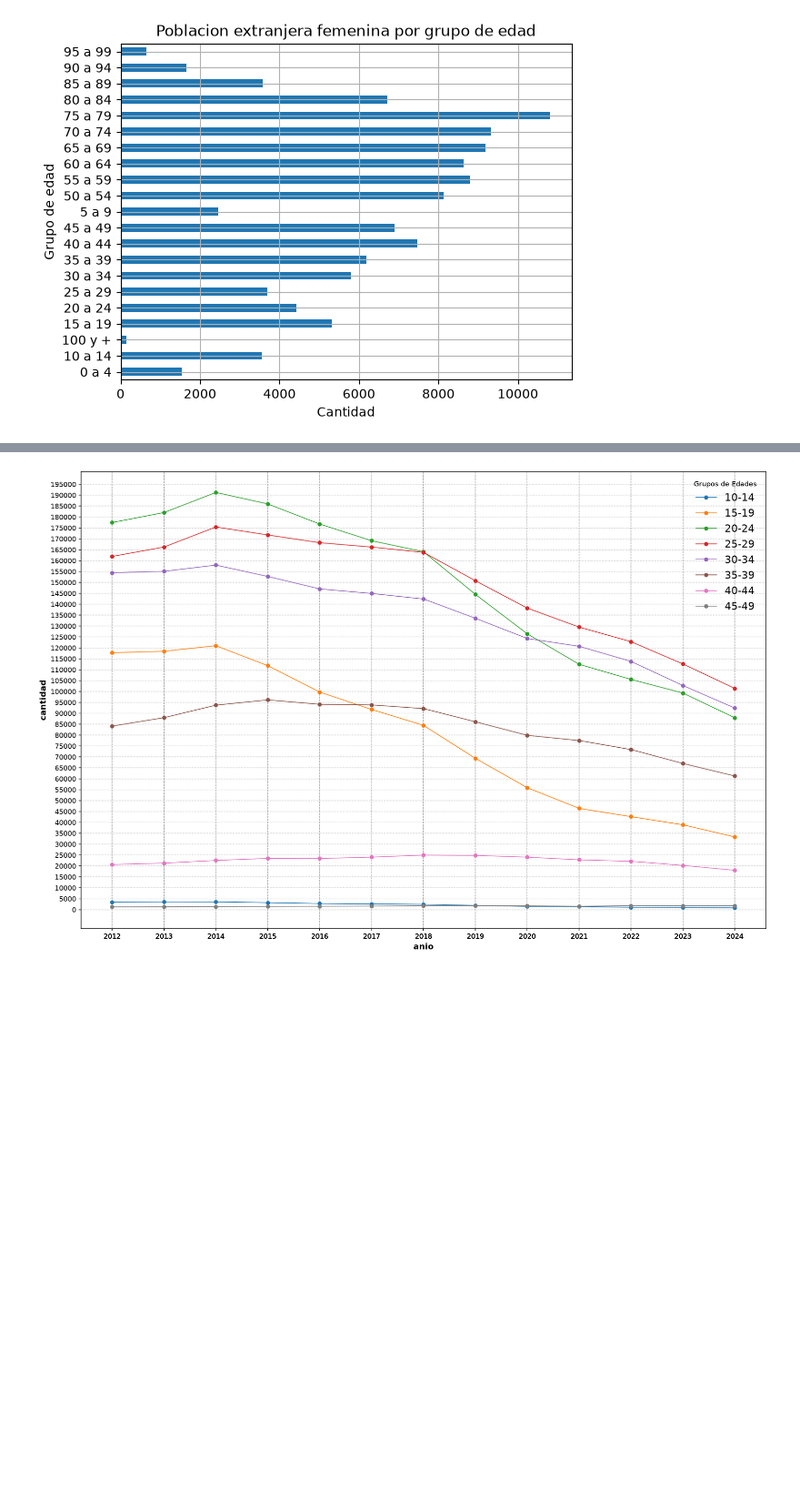
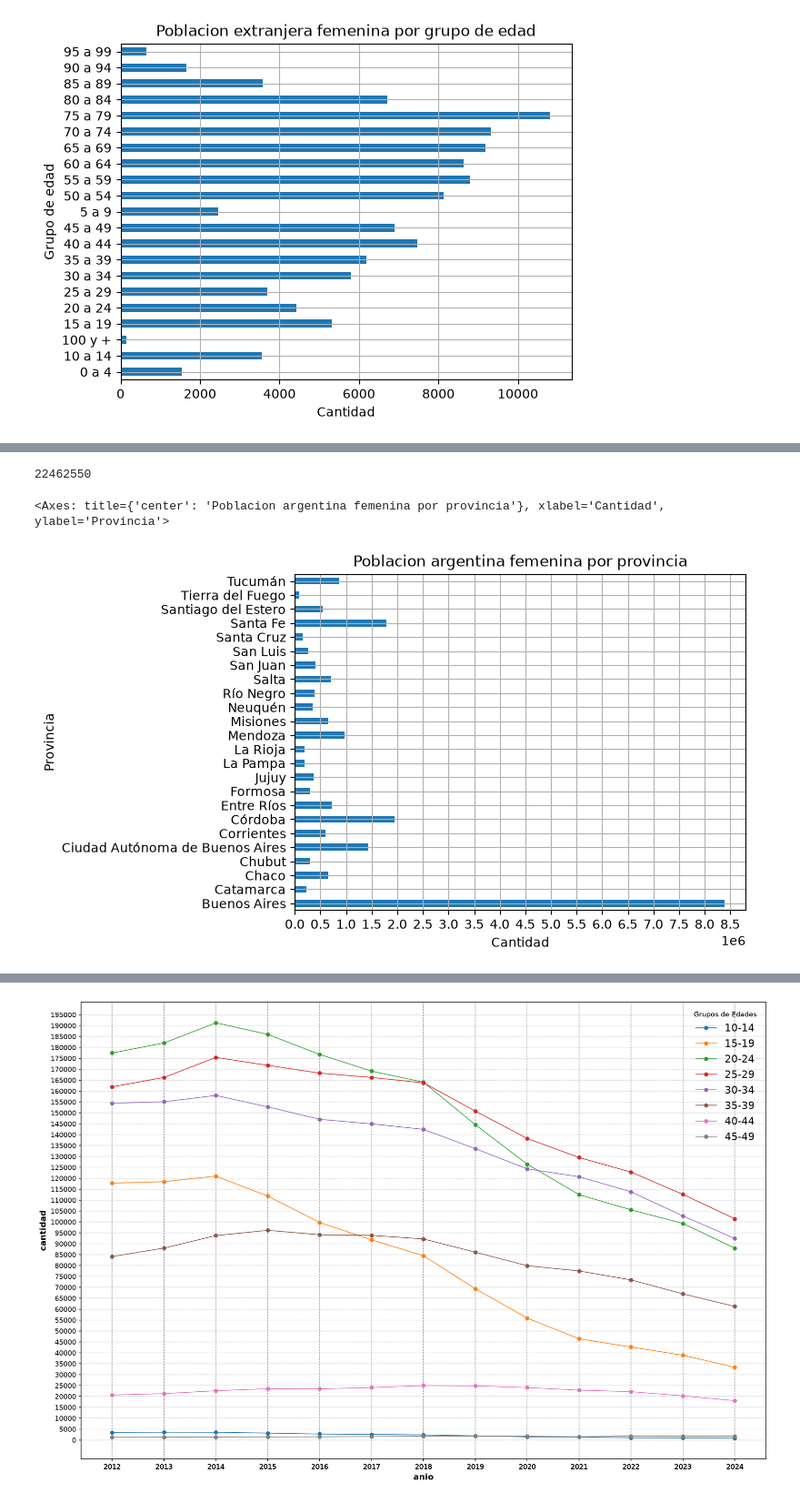
Before and after one commit to TomasVerniano/ANALISIS_POBLACION_ARGENTINA_AED, a Jupyter notebook: poblacion.ipynb, the cells around one changed output, grey strips where cells are left out. Shown at 91% size. Cells and saved outputs as stored; diff of their text form; code cells hidden in the pictures; blank space fills up the shorter version.

```diff
--- a/poblacion.ipynb
+++ b/poblacion.ipynb
@@ -136,0 +154,17 @@ poblacion_extranjera_edad_f.plot(kind='barh', xlabel='Cantidad', title='Poblacio
+# %%
+poblacion_no_extranjera_provincia_f = poblacion_provincia[(poblacion_provincia['sexo'] == 'F') & (poblacion_provincia['nacionalidad'] == 'Argentina' ) & (poblacion_provincia['pais_nacimiento'] == 'Argentina')]
+
+poblacion_no_extranjera_provincia_f = poblacion_no_extranjera_provincia_f.groupby('nombre_provincia')['cantidad'].sum()
+
+val_max = int(poblacion_no_extranjera_provincia_f.max())
+paso = 500000
+
+total = poblacion_no_extranjera_provincia_f.sum()
+
+print(total)
+
+poblacion_no_extranjera_provincia_f.plot(kind='barh', xlabel='Cantidad', xticks=range(0, val_max + paso, paso), title='Poblacion argentina femenina por provincia', ylabel='Provincia', grid=True)
+# %% [output]
+22462550
+<Axes: title={'center': 'Poblacion argentina femenina por provincia'}, xlabel='Cantidad', ylabel='Provincia'>
+[figure, added]
```
Also changed, not shown: parts of 2 cells of this notebook.
